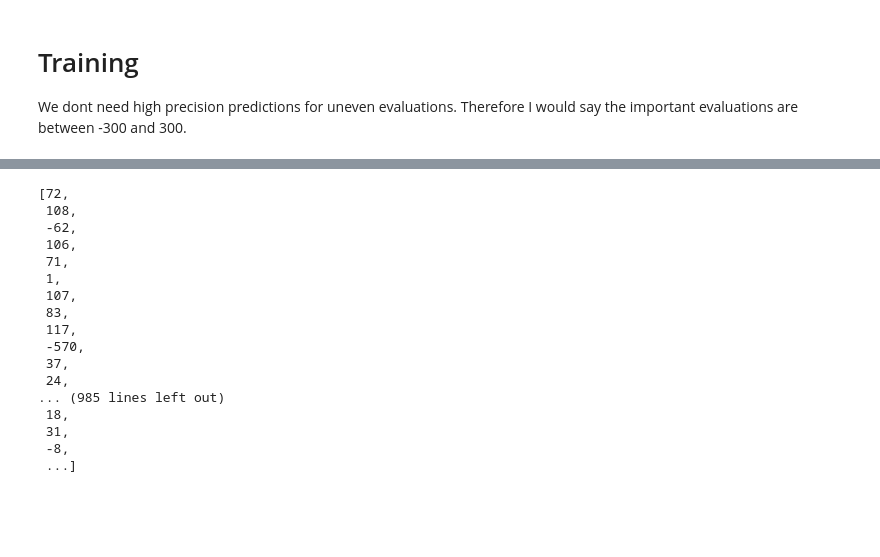
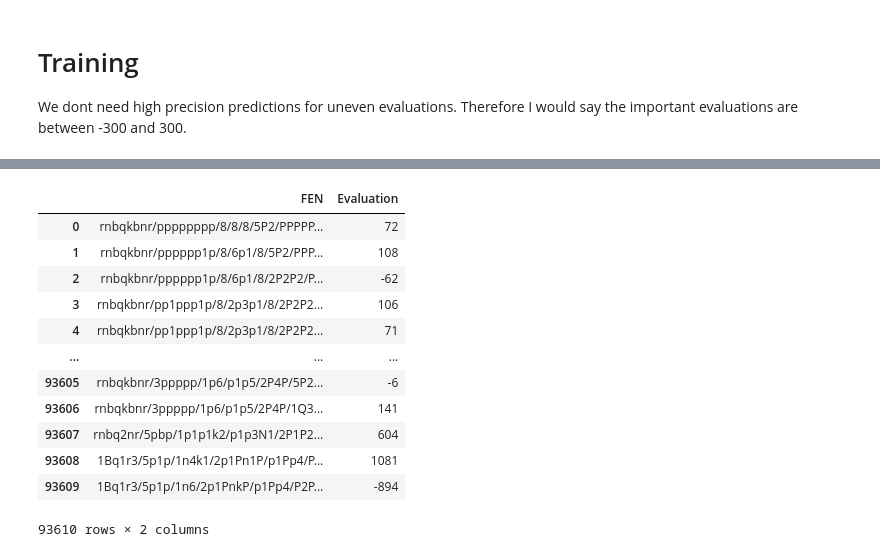
Before and after one commit to mike235711/TalsHand, a Jupyter notebook: src/NNUE_training.ipynb, the cells around one changed output, grey strips where cells are left out. Saved outputs shown, nothing was run; the diff lists cells and outputs as text; code cells hidden in the pictures; blank space fills up the shorter version.

```diff
--- a/src/NNUE_training.ipynb
+++ b/src/NNUE_training.ipynb
@@ -3,4 +3,4 @@
 We dont need high precision predictions for uneven evaluations. Therefore I would say the important evaluations are between -300 and 300.
 # %%
 import pandas as pd
-data_1 = pd.read_csv("data/chess_data_1.csv")
+data = pd.read_csv("data/quiet_data.csv")
@@ -23,20 +7,16 @@ data_1
-# %%
-data_1['Evaluation'].to_list()
-# %% [output]
-[72,
- 108,
- -62,
- 106,
- 71,
- 1,
- 107,
- 83,
- 117,
- -570,
- 37,
- 24,
-... (985 lines left out)
- 18,
- 31,
- -8,
- ...]
+# %%
+data
+# %% [output]
+|  | FEN | Evaluation |
+| 0 | rnbqkbnr/pppppppp/8/8/8/5P2/PPPPP... | 72 |
+| 1 | rnbqkbnr/pppppp1p/8/6p1/8/5P2/PPP... | 108 |
+| 2 | rnbqkbnr/pppppp1p/8/6p1/8/2P2P2/P... | -62 |
+| 3 | rnbqkbnr/pp1ppp1p/8/2p3p1/8/2P2P2... | 106 |
+| 4 | rnbqkbnr/pp1ppp1p/8/2p3p1/8/2P2P2... | 71 |
+| ... | ... | ... |
+| 93605 | rnbqkbnr/3ppppp/1p6/p1p5/2P4P/5P2... | -6 |
+| 93606 | rnbqkbnr/3ppppp/1p6/p1p5/2P4P/1Q3... | 141 |
+| 93607 | rnbq2nr/5pbp/1p1p1k2/p1p3N1/2P1P2... | 604 |
+| 93608 | 1Bq1r3/5p1p/1n4k1/2p1Pn1P/p1Pp4/P... | 1081 |
+| 93609 | 1Bq1r3/5p1p/1n6/2p1PnkP/p1Pp4/P2P... | -894 |
+93610 rows × 2 columns
```
Also changed, not shown: parts of 1 cell of this notebook, 21 other files.
